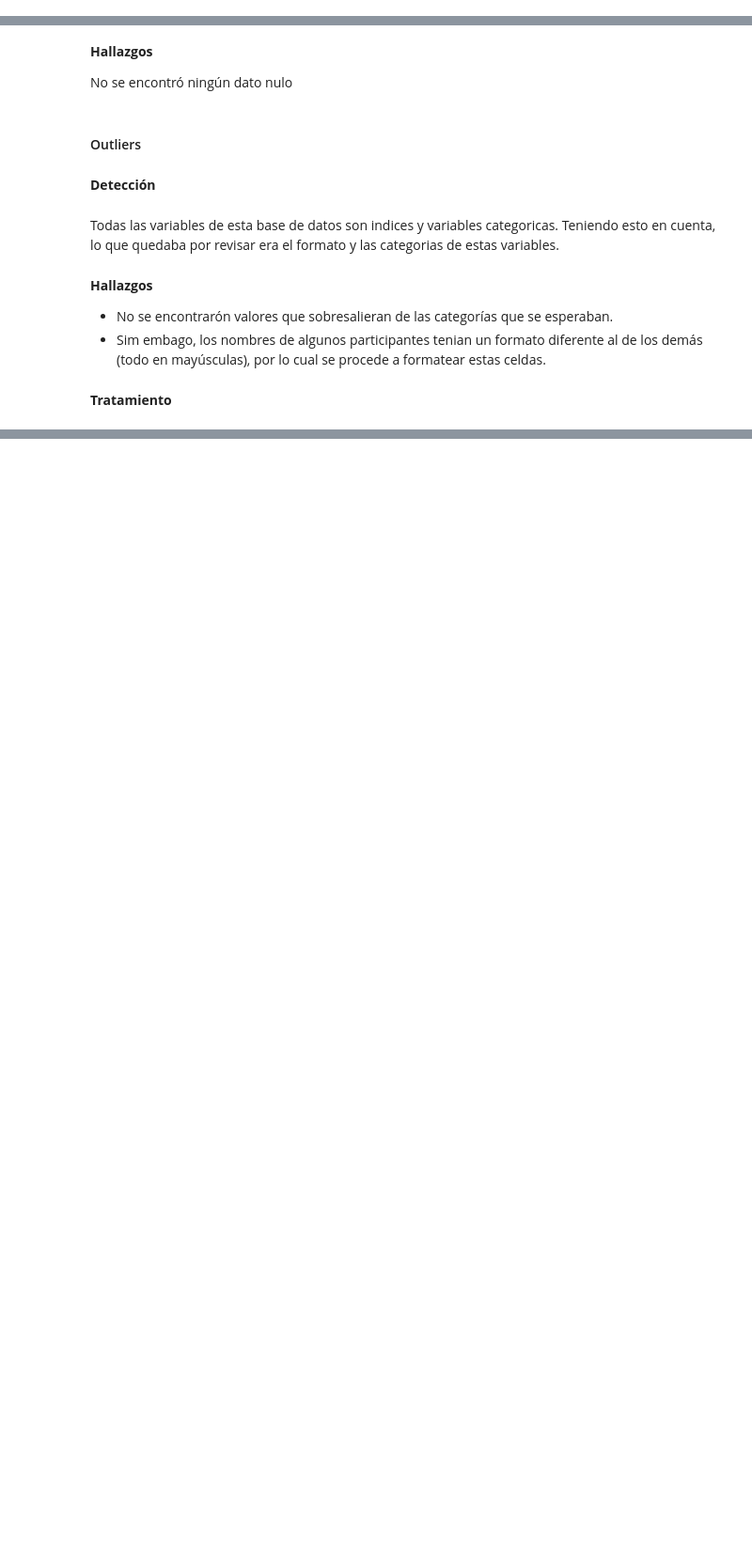
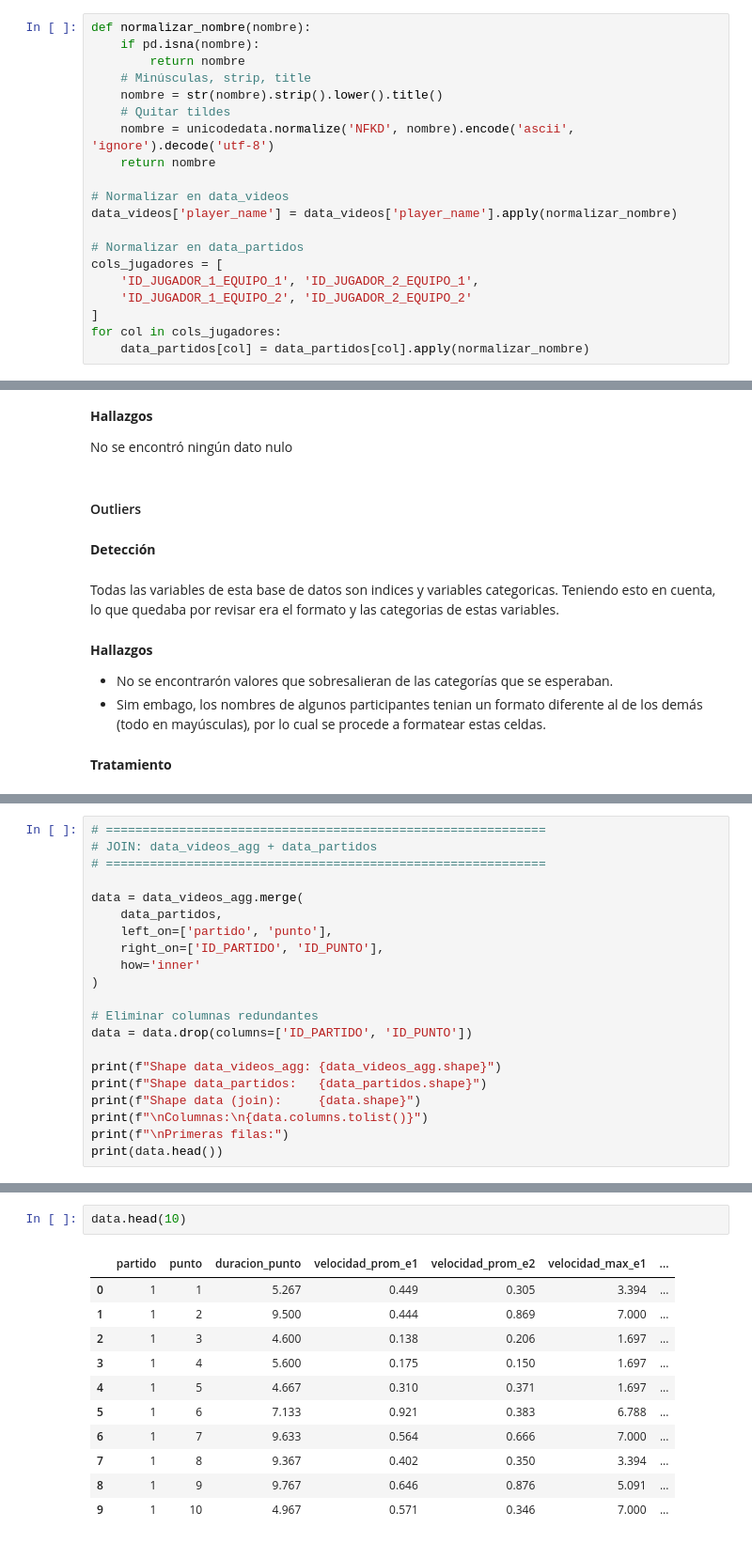
Before and after one commit to Brayan-137/ad-proyecto-final, a Jupyter notebook: main.ipynb, the cells around one changed output, grey strips where cells are left out. Shown at 94% size. Saved outputs shown, nothing was run; the diff lists cells and outputs as text; blank space fills up the shorter version.

Commit message:
Join data_videos and data_partidos into a data frame called data

```diff
--- a/main.ipynb
+++ b/main.ipynb
@@ -108,3 +125,23 @@ data_partidos = pd.read_excel("./databases/2026-1/Traza_Datos_Partidos_202601.xl
+# %%
+def normalizar_nombre(nombre):
+    if pd.isna(nombre):
+        return nombre
+    # Minúsculas, strip, title
+    nombre = str(nombre).strip().lower().title()
+    # Quitar tildes
+    nombre = unicodedata.normalize('NFKD', nombre).encode('ascii', 'ignore').decode('utf-8')
+    return nombre
+
+# Normalizar en data_videos
+data_videos['player_name'] = data_videos['player_name'].apply(normalizar_nombre)
+
+# Normalizar en data_partidos
+cols_jugadores = [
+    'ID_JUGADOR_1_EQUIPO_1', 'ID_JUGADOR_2_EQUIPO_1',
+    'ID_JUGADOR_1_EQUIPO_2', 'ID_JUGADOR_2_EQUIPO_2'
+]
+for col in cols_jugadores:
+    data_partidos[col] = data_partidos[col].apply(normalizar_nombre)
 # %%
 pd.set_option('display.max_columns', None)
 pd.set_option('display.max_rows', 1000)
@@ -504,0 +750,21 @@ print(data_partidos[cols_jugadores].drop_duplicates().to_string())
+# %%
+# ============================================================
+# JOIN: data_videos_agg + data_partidos
+# ============================================================
+
+data = data_videos_agg.merge(
+    data_partidos,
+    left_on=['partido', 'punto'],
+    right_on=['ID_PARTIDO', 'ID_PUNTO'],
+    how='inner'
+)
+
+# Eliminar columnas redundantes
+data = data.drop(columns=['ID_PARTIDO', 'ID_PUNTO'])
+
+print(f"Shape data_videos_agg: {data_videos_agg.shape}")
+print(f"Shape data_partidos:   {data_partidos.shape}")
+print(f"Shape data (join):     {data.shape}")
+print(f"\nColumnas:\n{data.columns.tolist()}")
+print(f"\nPrimeras filas:")
+print(data.head())
@@ -504,0 +789,14 @@ print(data_partidos[cols_jugadores].drop_duplicates().to_string())
+# %%
+data.head(10)
+# %% [output]
+|  | partido | punto | duracion_punto | velocidad_prom_e1 | velocidad_prom_e2 | velocidad_max_e1 | ... |
+| 0 | 1 | 1 | 5.267 | 0.449 | 0.305 | 3.394 | ... |
+| 1 | 1 | 2 | 9.500 | 0.444 | 0.869 | 7.000 | ... |
+| 2 | 1 | 3 | 4.600 | 0.138 | 0.206 | 1.697 | ... |
+| 3 | 1 | 4 | 5.600 | 0.175 | 0.150 | 1.697 | ... |
+| 4 | 1 | 5 | 4.667 | 0.310 | 0.371 | 1.697 | ... |
+| 5 | 1 | 6 | 7.133 | 0.921 | 0.383 | 6.788 | ... |
+| 6 | 1 | 7 | 9.633 | 0.564 | 0.666 | 7.000 | ... |
+| 7 | 1 | 8 | 9.367 | 0.402 | 0.350 | 3.394 | ... |
+| 8 | 1 | 9 | 9.767 | 0.646 | 0.876 | 5.091 | ... |
+| 9 | 1 | 10 | 4.967 | 0.571 | 0.346 | 7.000 | ... |
```
Also changed, not shown: parts of 16 cells of this notebook, 1 other file.
